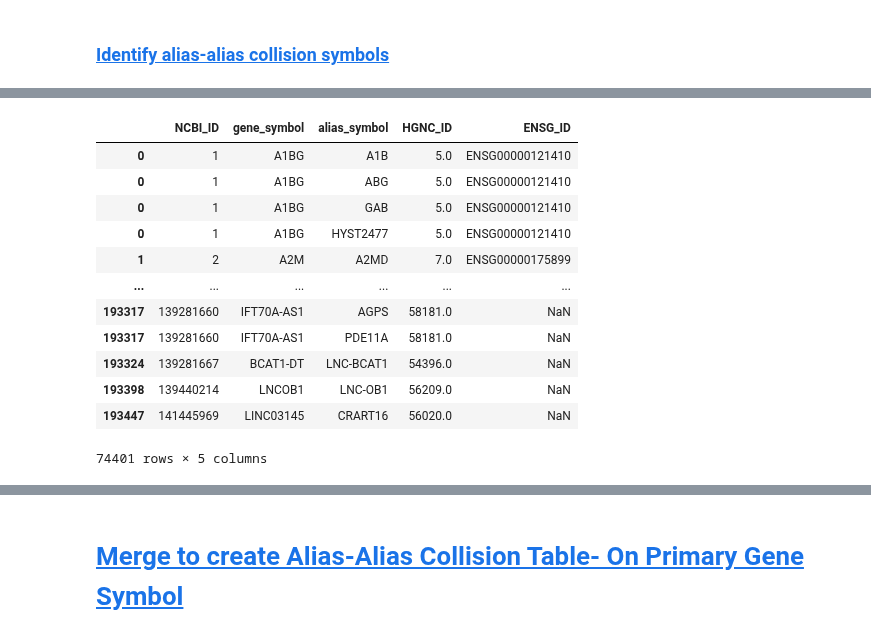
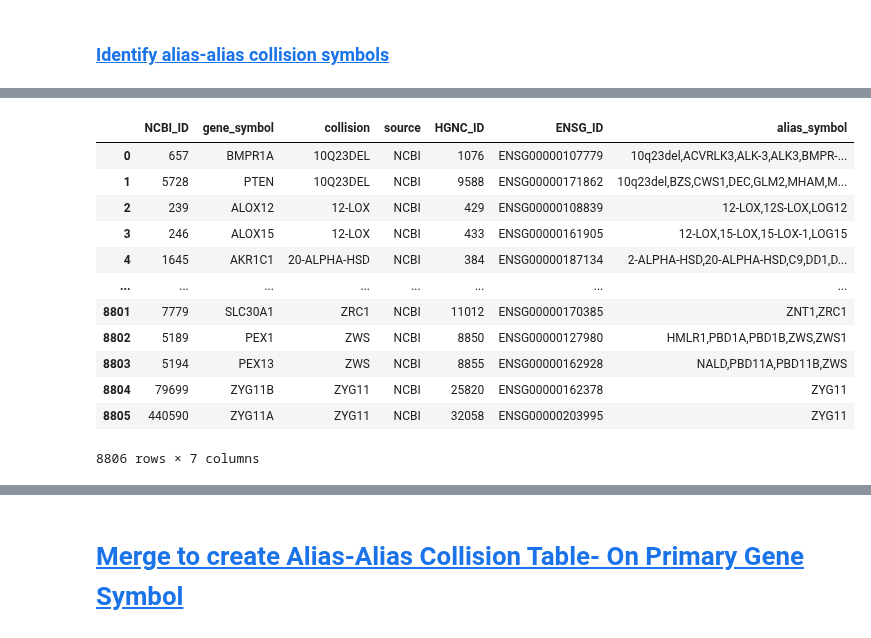
Before and after one commit to cancervariants/gene-harmony-analysis, a Jupyter notebook: analysis/2_alias_alias_collision_analysis.ipynb, the cells around one changed output, grey strips where cells are left out. Cells and saved outputs as stored; diff of their text form; code cells hidden in the pictures.

```diff
--- a/analysis/2_alias_alias_collision_analysis.ipynb
+++ b/analysis/2_alias_alias_collision_analysis.ipynb
@@ -409,18 +222,18 @@ create_aa_collision_df(subset_genes_ncbi_df, merged_alias_ncbi_df, source="NCBI"
 # %%
-subset_genes_ncbi_df = pd.read_csv(
-    "../output/subset_genes_ncbi_df.csv", index_col=[0])
-subset_genes_ncbi_df
+merged_alias_aa_collision_ncbi_df = pd.read_csv(
+    "../output/merged_alias_aa_collision_ncbi_df.csv", index_col=[0])
+merged_alias_aa_collision_ncbi_df
 # %% [output]
-|  | NCBI_ID | gene_symbol | alias_symbol | HGNC_ID | ENSG_ID |
-| 0 | 1 | A1BG | A1B | 5.0 | ENSG00000121410 |
-| 0 | 1 | A1BG | ABG | 5.0 | ENSG00000121410 |
-| 0 | 1 | A1BG | GAB | 5.0 | ENSG00000121410 |
-| 0 | 1 | A1BG | HYST2477 | 5.0 | ENSG00000121410 |
-| 1 | 2 | A2M | A2MD | 7.0 | ENSG00000175899 |
-| ... | ... | ... | ... | ... | ... |
-| 193317 | 139281660 | IFT70A-AS1 | AGPS | 58181.0 | NaN |
-| 193317 | 139281660 | IFT70A-AS1 | PDE11A | 58181.0 | NaN |
-| 193324 | 139281667 | BCAT1-DT | LNC-BCAT1 | 54396.0 | NaN |
-| 193398 | 139440214 | LNCOB1 | LNC-OB1 | 56209.0 | NaN |
-| 193447 | 141445969 | LINC03145 | CRART16 | 56020.0 | NaN |
+|  | NCBI_ID | gene_symbol | collision | source | HGNC_ID | ENSG_ID | alias_symbol |
+| 0 | 657 | BMPR1A | 10Q23DEL | NCBI | 1076 | ENSG00000107779 | 10q23del,ACVRLK3,ALK-3,ALK3,BMPR-... |
+| 1 | 5728 | PTEN | 10Q23DEL | NCBI | 9588 | ENSG00000171862 | 10q23del,BZS,CWS1,DEC,GLM2,MHAM,M... |
+| 2 | 239 | ALOX12 | 12-LOX | NCBI | 429 | ENSG00000108839 | 12-LOX,12S-LOX,LOG12 |
+| 3 | 246 | ALOX15 | 12-LOX | NCBI | 433 | ENSG00000161905 | 12-LOX,15-LOX,15-LOX-1,LOG15 |
+| 4 | 1645 | AKR1C1 | 20-ALPHA-HSD | NCBI | 384 | ENSG00000187134 | 2-ALPHA-HSD,20-ALPHA-HSD,C9,DD1,D... |
+| ... | ... | ... | ... | ... | ... | ... | ... |
+| 8801 | 7779 | SLC30A1 | ZRC1 | NCBI | 11012 | ENSG00000170385 | ZNT1,ZRC1 |
+| 8802 | 5189 | PEX1 | ZWS | NCBI | 8850 | ENSG00000127980 | HMLR1,PBD1A,PBD1B,ZWS,ZWS1 |
+| 8803 | 5194 | PEX13 | ZWS | NCBI | 8855 | ENSG00000162928 | NALD,PBD11A,PBD11B,ZWS |
+| 8804 | 79699 | ZYG11B | ZYG11 | NCBI | 25820 | ENSG00000162378 | ZYG11 |
+| 8805 | 440590 | ZYG11A | ZYG11 | NCBI | 32058 | ENSG00000203995 | ZYG11 |
-74401 rows × 5 columns
+8806 rows × 7 columns
```
Also changed, not shown: parts of 50 cells of this notebook, 26 other files.
